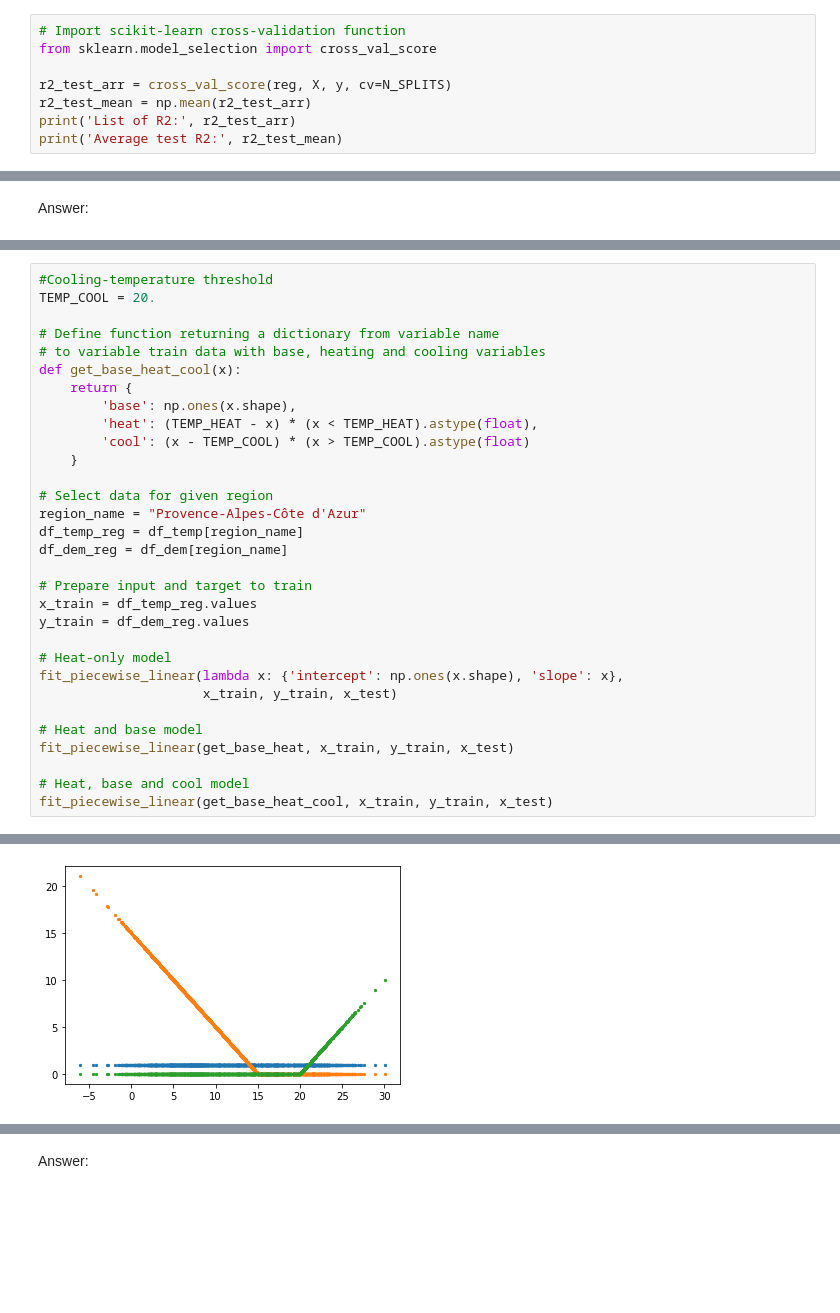
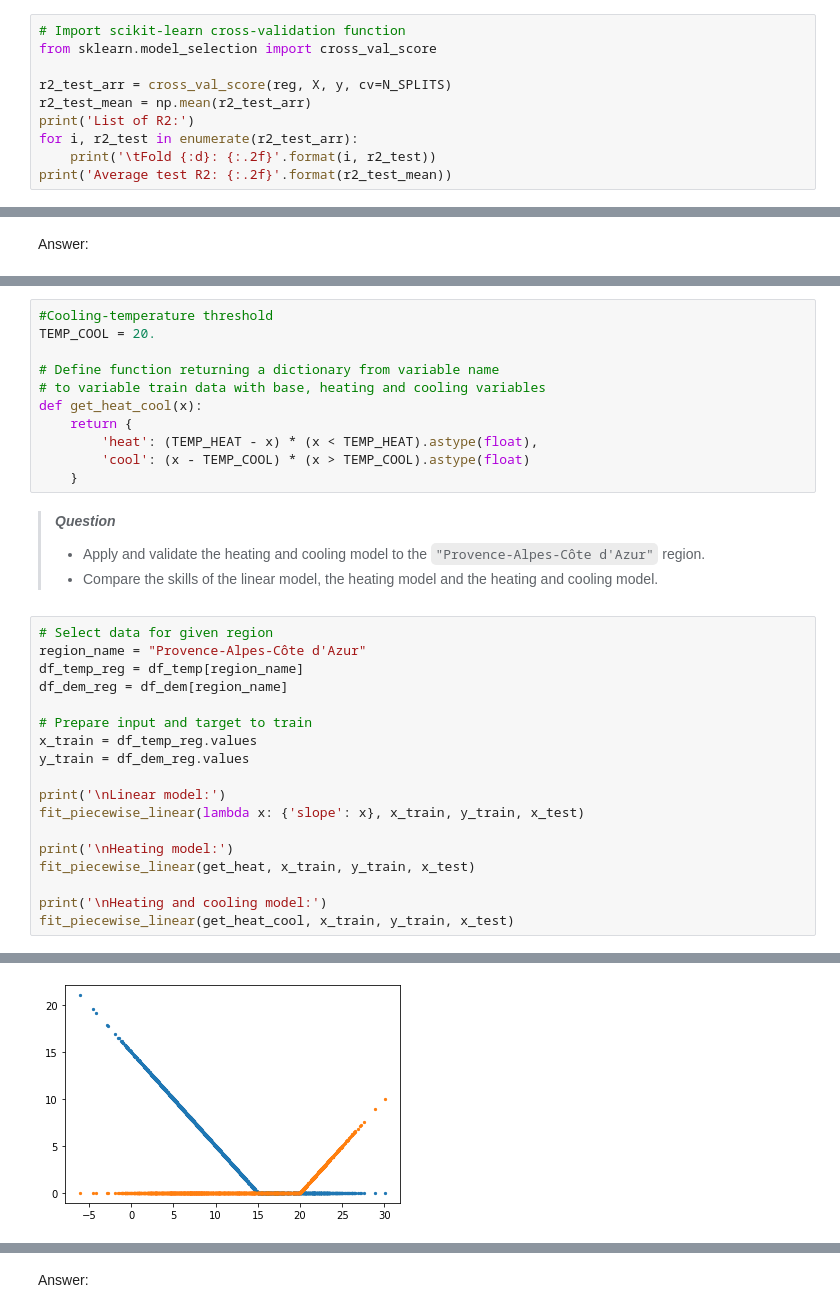
Before and after one commit to Pchambet/ml4climate, a Jupyter notebook: book/notebooks/04_tutorial_overfitting_underfitting_bias_variance.ipynb, the cells around one changed output, grey strips where cells are left out. Cells and saved outputs as stored; diff of their text form; blank space fills up the shorter version.

Commit message:
Treat base as intercept

```diff
--- a/book/notebooks/04_tutorial_overfitting_underfitting_bias_variance.ipynb
+++ b/book/notebooks/04_tutorial_overfitting_underfitting_bias_variance.ipynb
@@ -309,6 +327,8 @@ from sklearn.model_selection import cross_val_score
 
 r2_test_arr = cross_val_score(reg, X, y, cv=N_SPLITS)
 r2_test_mean = np.mean(r2_test_arr)
-print('List of R2:', r2_test_arr)
-print('Average test R2:', r2_test_mean)
+print('List of R2:')
+for i, r2_test in enumerate(r2_test_arr):
+    print('\tFold {:d}: {:.2f}'.format(i, r2_test))
+print('Average test R2: {:.2f}'.format(r2_test_mean))
 # %% [output]
@@ -411,16 +434,19 @@ As a result, regional electricity demand increases somewhat linearly above this
+# %%
+#Cooling-temperature threshold
+TEMP_COOL = 20.
+
+# Define function returning a dictionary from variable name
+# to variable train data with base, heating and cooling variables
+def get_heat_cool(x):
+    return {
+        'heat': (TEMP_HEAT - x) * (x < TEMP_HEAT).astype(float),
+        'cool': (x - TEMP_COOL) * (x > TEMP_COOL).astype(float)
+    }
+# %% [markdown]
+> ***Question***
+> - Apply and validate the heating and cooling model to the `"Provence-Alpes-Côte d'Azur"` region.
+> - Compare the skills of the linear model, the heating model and the heating and cooling model.
 # %%
-#Cooling-temperature threshold
-TEMP_COOL = 20.
-
-# Define function returning a dictionary from variable name
-# to variable train data with base, heating and cooling variables
-def get_base_heat_cool(x):
-    return {
-        'base': np.ones(x.shape),
-        'heat': (TEMP_HEAT - x) * (x < TEMP_HEAT).astype(float),
-        'cool': (x - TEMP_COOL) * (x > TEMP_COOL).astype(float)
-    }
-
 # Select data for given region
 region_name = "Provence-Alpes-Côte d'Azur"
 df_temp_reg = df_temp[region_name]
@@ -430,13 +456,12 @@ df_dem_reg = df_dem[region_name]
 x_train = df_temp_reg.values
 y_train = df_dem_reg.values
 
-# Heat-only model
-fit_piecewise_linear(lambda x: {'intercept': np.ones(x.shape), 'slope': x},
-                     x_train, y_train, x_test)
+print('\nLinear model:')
+fit_piecewise_linear(lambda x: {'slope': x}, x_train, y_train, x_test)
 
-# Heat and base model
-fit_piecewise_linear(get_base_heat, x_train, y_train, x_test)
+print('\nHeating model:')
+fit_piecewise_linear(get_heat, x_train, y_train, x_test)
 
-# Heat, base and cool model
-fit_piecewise_linear(get_base_heat_cool, x_train, y_train, x_test)
+print('\nHeating and cooling model:')
+fit_piecewise_linear(get_heat_cool, x_train, y_train, x_test)
 # %% [output]
@@ -447,6 +483,6 @@ fit_piecewise_linear(get_base_heat_cool, x_train, y_train, x_test)
 [figure]
 [figure]
-[figure, old version]
+[figure, new version]
 [figure]
 [figure]
 # %% [markdown]
```
Also changed, not shown: parts of 19 cells of this notebook, 1 other file.
